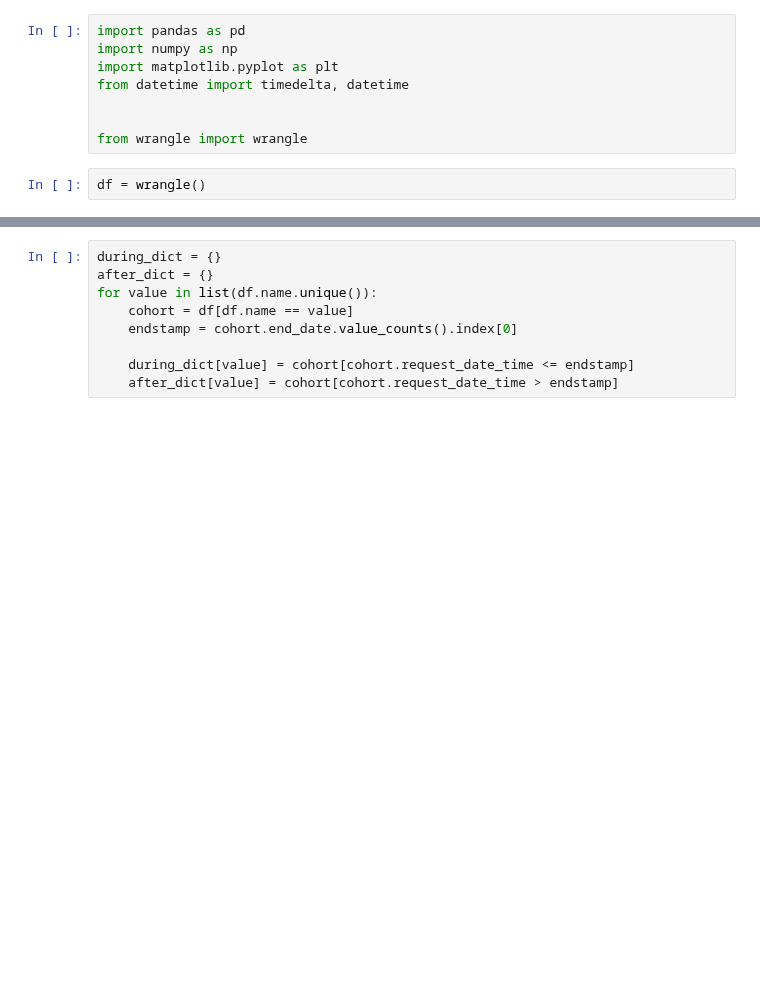
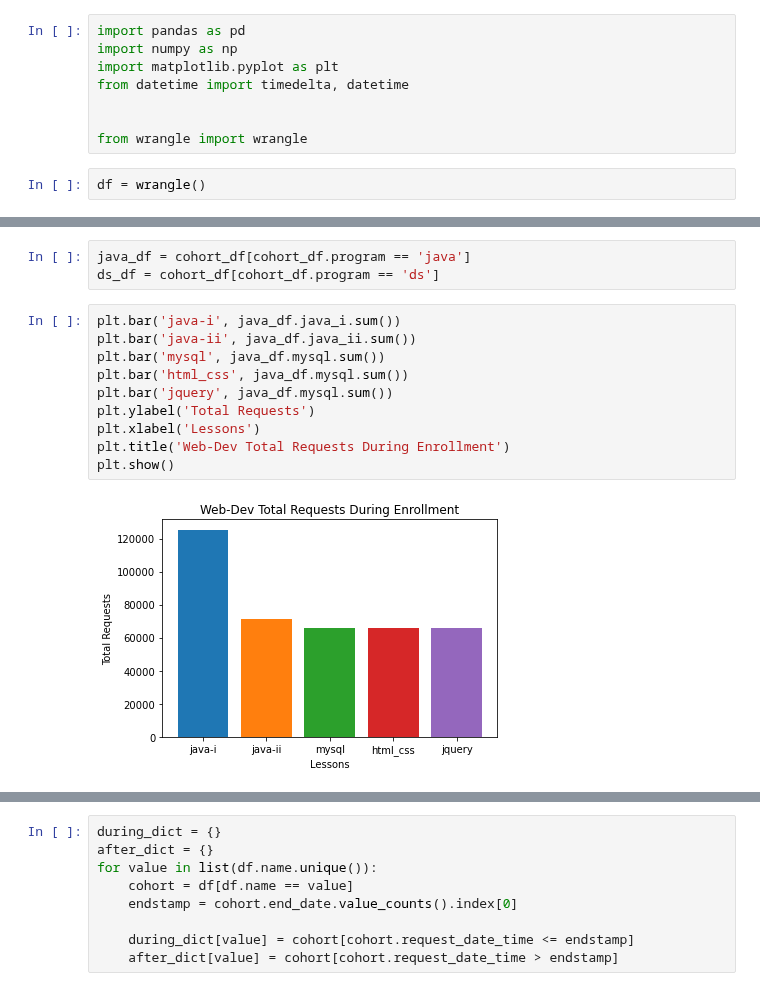
Before and after one commit to joshuamchavez2/Anomaly-Detection-Project, a Jupyter notebook: draft questions.ipynb, the cells around one changed output, grey strips where cells are left out. Drawn from its saved outputs; the diff is of its cells as text; blank space fills up the shorter version.

```diff
--- a/draft questions.ipynb
+++ b/draft questions.ipynb
@@ -47,0 +70,15 @@ cohort_df[['cohort','class_size']].sort_values(by=['class_size'], ascending=Fals
+# %%
+java_df = cohort_df[cohort_df.program == 'java']
+ds_df = cohort_df[cohort_df.program == 'ds']
+# %%
+plt.bar('java-i', java_df.java_i.sum())
+plt.bar('java-ii', java_df.java_ii.sum())
+plt.bar('mysql', java_df.mysql.sum())
+plt.bar('html_css', java_df.mysql.sum())
+plt.bar('jquery', java_df.mysql.sum())
+plt.ylabel('Total Requests')
+plt.xlabel('Lessons')
+plt.title('Web-Dev Total Requests During Enrollment')
+plt.show()
+# %% [output]
+[figure, added]
```
Also changed, not shown: parts of 11 cells of this notebook, 4 other files.
